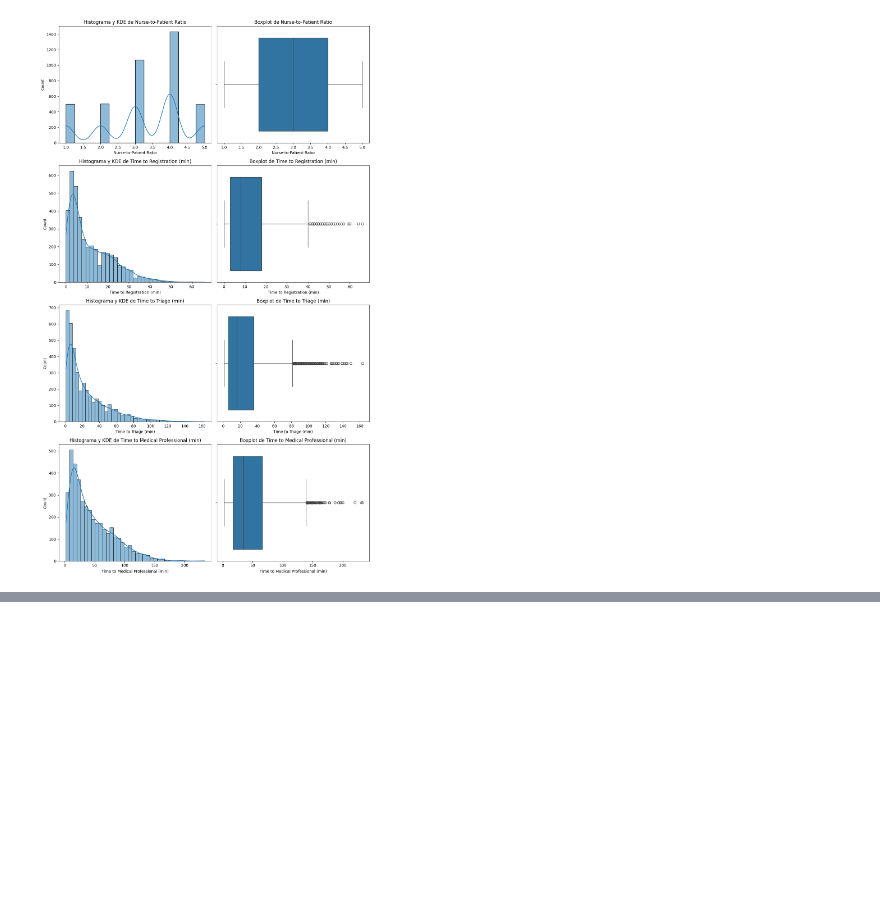
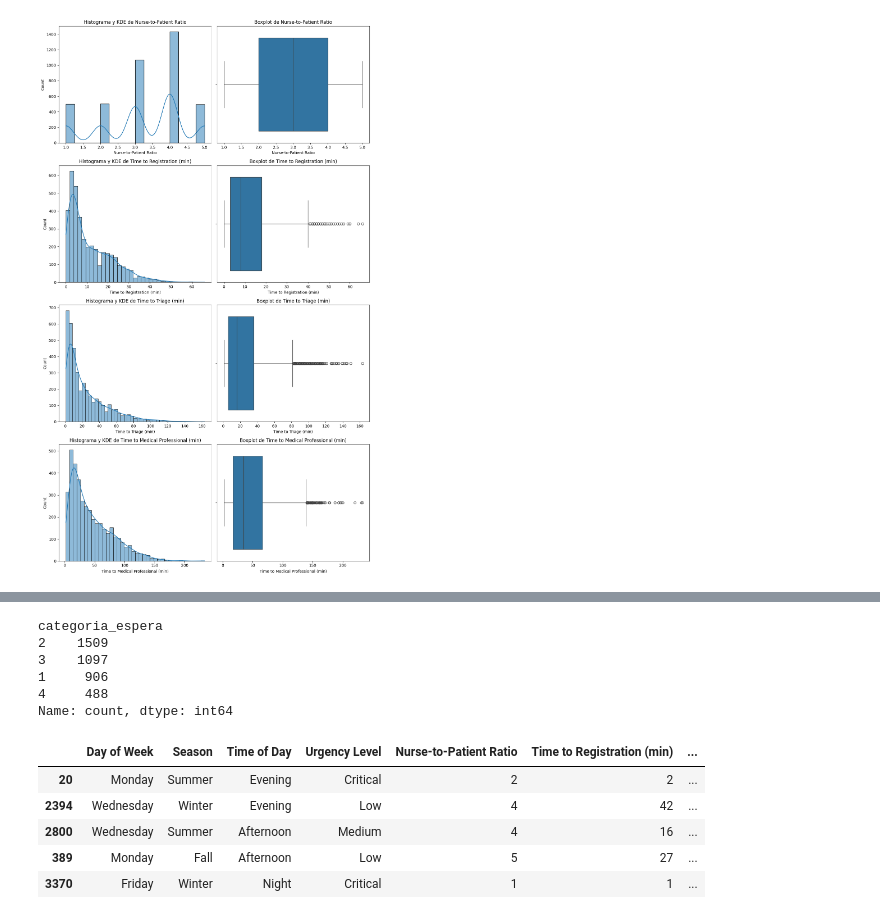
Before and after one commit to nadia0207/ML_Espera_Emergencia, a Jupyter notebook: notebooks/02_LimpiezaEDA.ipynb, the cells around one changed output, grey strips where cells are left out. Saved outputs shown, nothing was run; the diff lists cells and outputs as text; code cells hidden in the pictures; blank space fills up the shorter version.

```diff
--- a/notebooks/02_LimpiezaEDA.ipynb
+++ b/notebooks/02_LimpiezaEDA.ipynb
@@ -425,0 +458,18 @@ bt.plot_combined_graphs(train_set, columnas_numericas)
+# %%
+train_set['categoria_espera'].value_counts()
+# %% [output]
+categoria_espera
+2    1509
+3    1097
+1     906
+4     488
+Name: count, dtype: int64
+# %%
+train_set.head()
+# %% [output]
+|  | Day of Week | Season | Time of Day | Urgency Level | Nurse-to-Patient Ratio | Time to Registration (min) | ... |
+| 20 | Monday | Summer | Evening | Critical | 2 | 2 | ... |
+| 2394 | Wednesday | Winter | Evening | Low | 4 | 42 | ... |
+| 2800 | Wednesday | Summer | Afternoon | Medium | 4 | 16 | ... |
+| 389 | Monday | Fall | Afternoon | Low | 5 | 27 | ... |
+| 3370 | Friday | Winter | Night | Critical | 1 | 1 | ... |
```
Also changed, not shown: parts of 14 cells of this notebook.
